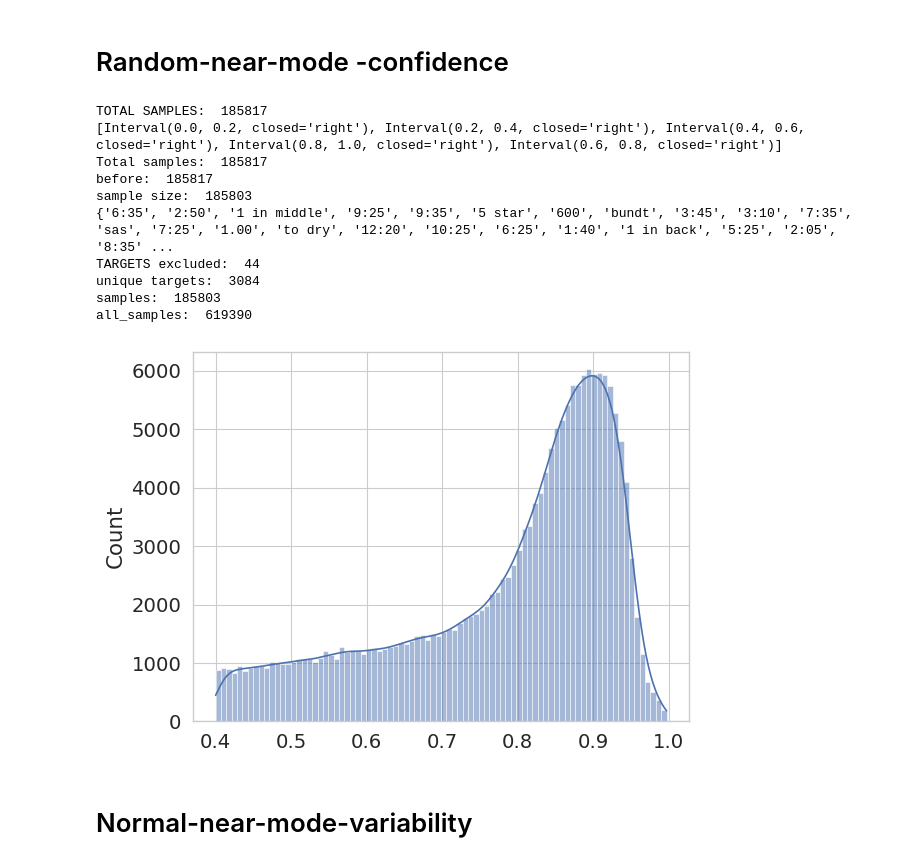
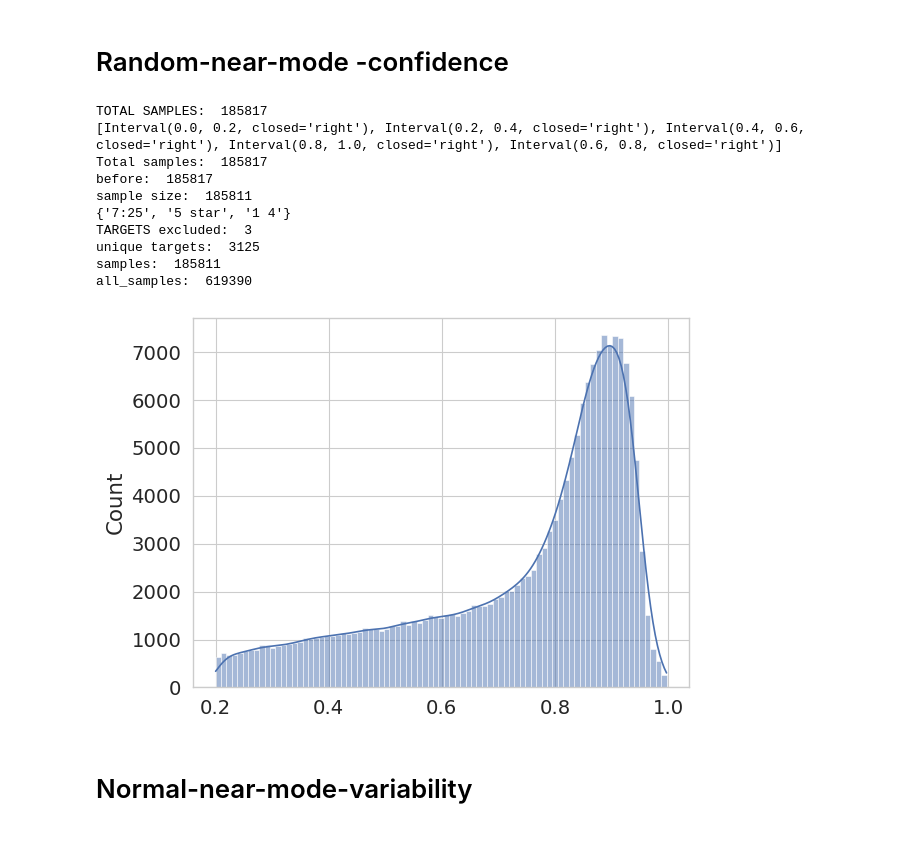
Before and after one commit to jr4fs/vl-pretraining, a Jupyter notebook: src/dataset_selection/sampling/stratified_beta_sampling.ipynb, the cells around one changed output. Drawn from its saved outputs; the diff is of its cells as text; code cells hidden in the pictures.

Commit message:
visualizations

```diff
--- a/src/dataset_selection/sampling/stratified_beta_sampling.ipynb
+++ b/src/dataset_selection/sampling/stratified_beta_sampling.ipynb
@@ -526,25 +526,25 @@ def random_near_mode_confidence(df, lower, upper, model, training_budget, datase
 # %%
 
 sampling_dataset = 'multilabel_full'
 sampling_model = 'LXR111'
 
 
 base_path = '../../../snap/vqa/lxr111_multilabel_full_run_3/'
 df = pd.read_pickle(base_path+"datamap_metrics.pkl")
 
-random_near_mode_confidence(df, 0.4, 1.0, sampling_model, 30, dataset=sampling_dataset)
+random_near_mode_confidence(df, 0.2, 1.0, sampling_model, 30, dataset=sampling_dataset)
 # %% [output]
 TOTAL SAMPLES:  185817
 [Interval(0.0, 0.2, closed='right'), Interval(0.2, 0.4, closed='right'), Interval(0.4, 0.6, closed='right'), Interval(0.8, 1.0, closed='right'), Interval(0.6, 0.8, closed='right')]
 Total samples:  185817
 before:  185817
-sample size:  185803
-{'6:35', '2:50', '1 in middle', '9:25', '9:35', '5 star', '600', 'bundt', '3:45', '3:10', '7:35', 'sas', '7:25', '1.00', 'to dry', '12:20', '10:25', '6:25', '1:40', '1 in back', '5:25', '2:05', '8:35' ...
-TARGETS excluded:  44
-unique targets:  3084
-samples:  185803
+sample size:  185811
+{'7:25', '5 star', '1 4'}
+TARGETS excluded:  3
+unique targets:  3125
+samples:  185811
 all_samples:  619390
-[figure, old version]
+[figure, new version]
 # %% [markdown]
 # Normal-near-mode-variability
 # %%
```
Also changed, not shown: parts of 3 cells of this notebook, 1 other file.
